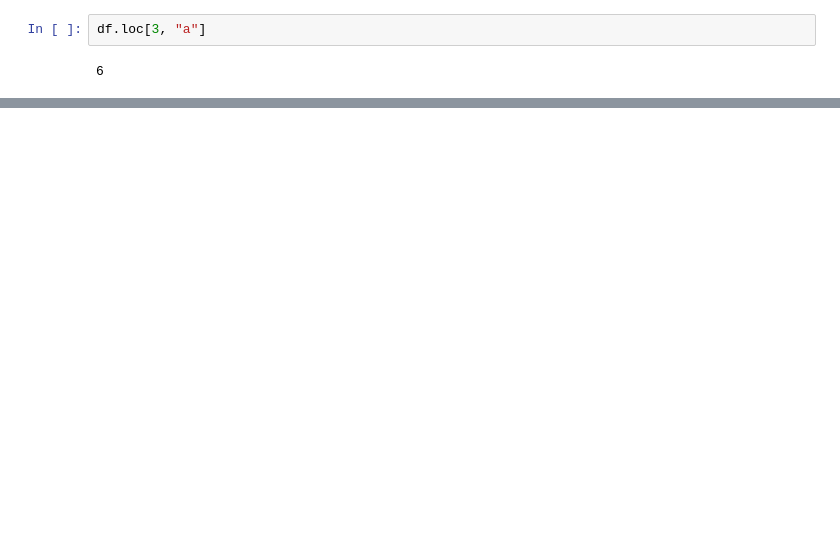
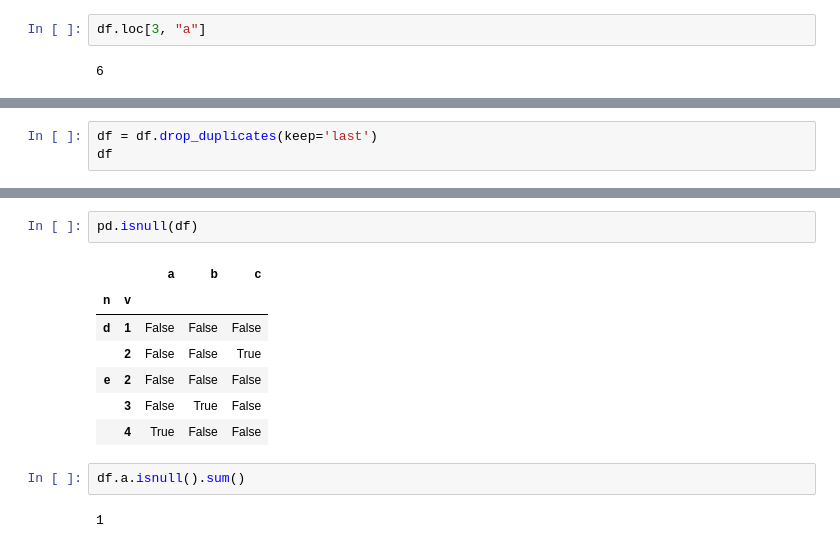
Before and after one commit to whitepanic/pandas, a Jupyter notebook: 20200527.ipynb, the cells around one changed output, grey strips where cells are left out. Saved outputs shown, nothing was run; the diff lists cells and outputs as text; blank space fills up the shorter version.

```diff
--- a/20200527.ipynb
+++ b/20200527.ipynb
@@ -21,0 +66,3 @@ df
+# %%
+df = df.drop_duplicates(keep='last')
+df
@@ -21,0 +90,14 @@ df
+# %%
+pd.isnull(df)
+# %% [output]
+|  |  | a | b | c |
+| n | v |  |  |  |
+| d | 1 | False | False | False |
+|  | 2 | False | False | True |
+| e | 2 | False | False | False |
+|  | 3 | False | True | False |
+|  | 4 | True | False | False |
+# %%
+df.a.isnull().sum()
+# %% [output]
+1
```
Also changed, not shown: parts of 13 cells of this notebook.
